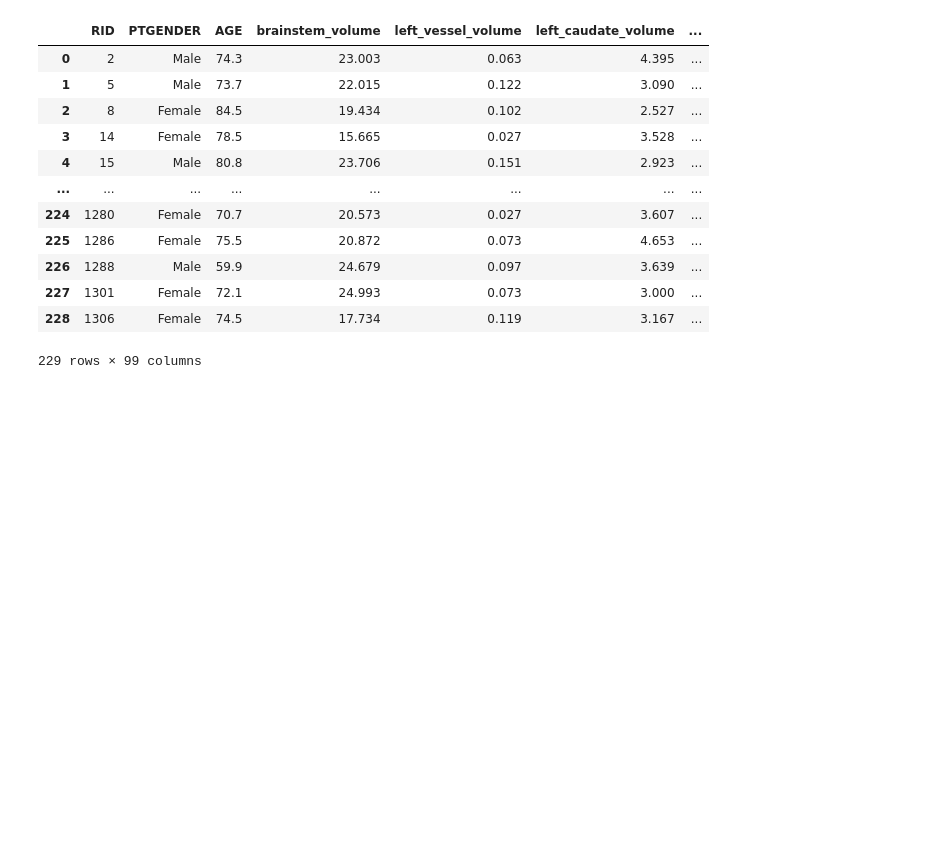
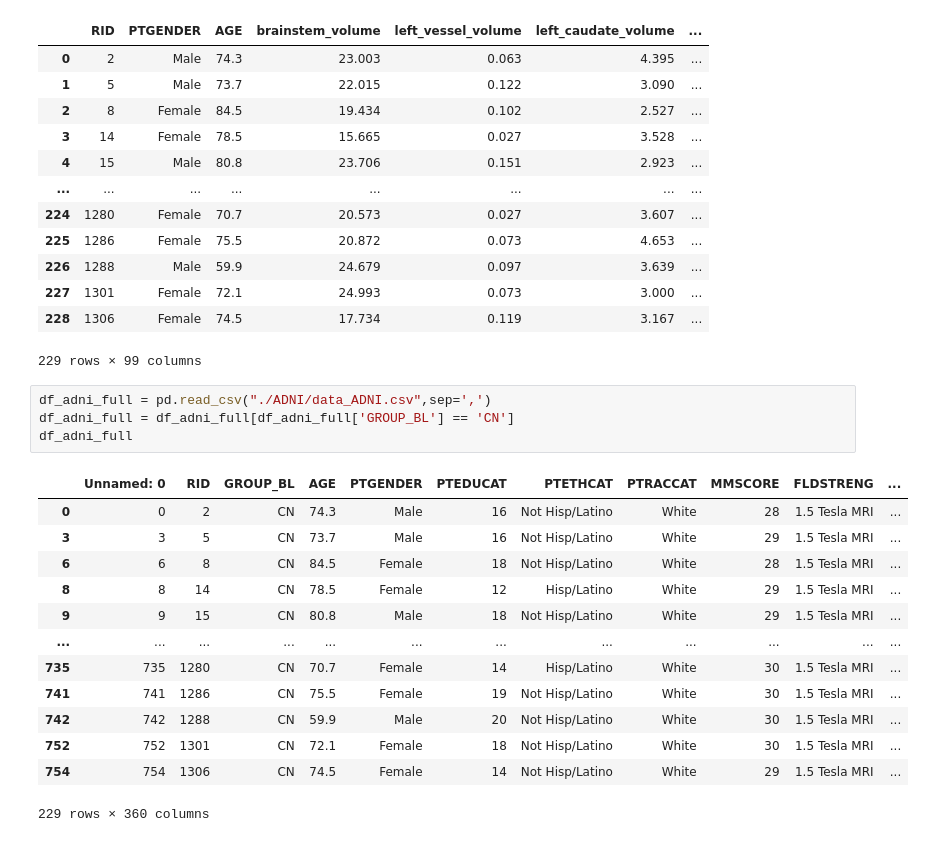
Before and after one commit to Palmitas/proyect-rec-patrones, a Jupyter notebook: cod-proyecto-analisis-pareado.ipynb, the cells around one changed output. Drawn from its saved outputs; the diff is of its cells as text; blank space fills up the shorter version.

```diff
--- a/cod-proyecto-analisis-pareado.ipynb
+++ b/cod-proyecto-analisis-pareado.ipynb
@@ -125,3 +118,21 @@ df_adni_gm_volumen_final
 | 227 | 1301 | Female | 72.1 | 24.993 | 0.073 | 3.000 | ... |
 | 228 | 1306 | Female | 74.5 | 17.734 | 0.119 | 3.167 | ... |
 229 rows × 99 columns
+# %%
+df_adni_full = pd.read_csv("./ADNI/data_ADNI.csv",sep=',')
+df_adni_full = df_adni_full[df_adni_full['GROUP_BL'] == 'CN']
+df_adni_full
+# %% [output]
+|  | Unnamed: 0 | RID | GROUP_BL | AGE | PTGENDER | PTEDUCAT | PTETHCAT | PTRACCAT | MMSCORE | FLDSTRENG | ... |
+| 0 | 0 | 2 | CN | 74.3 | Male | 16 | Not Hisp/Latino | White | 28 | 1.5 Tesla MRI | ... |
+| 3 | 3 | 5 | CN | 73.7 | Male | 16 | Not Hisp/Latino | White | 29 | 1.5 Tesla MRI | ... |
+| 6 | 6 | 8 | CN | 84.5 | Female | 18 | Not Hisp/Latino | White | 28 | 1.5 Tesla MRI | ... |
+| 8 | 8 | 14 | CN | 78.5 | Female | 12 | Hisp/Latino | White | 29 | 1.5 Tesla MRI | ... |
+| 9 | 9 | 15 | CN | 80.8 | Male | 18 | Not Hisp/Latino | White | 29 | 1.5 Tesla MRI | ... |
+| ... | ... | ... | ... | ... | ... | ... | ... | ... | ... | ... | ... |
+| 735 | 735 | 1280 | CN | 70.7 | Female | 14 | Hisp/Latino | White | 30 | 1.5 Tesla MRI | ... |
+| 741 | 741 | 1286 | CN | 75.5 | Female | 19 | Not Hisp/Latino | White | 30 | 1.5 Tesla MRI | ... |
+| 742 | 742 | 1288 | CN | 59.9 | Male | 20 | Not Hisp/Latino | White | 30 | 1.5 Tesla MRI | ... |
+| 752 | 752 | 1301 | CN | 72.1 | Female | 18 | Not Hisp/Latino | White | 30 | 1.5 Tesla MRI | ... |
+| 754 | 754 | 1306 | CN | 74.5 | Female | 14 | Not Hisp/Latino | White | 29 | 1.5 Tesla MRI | ... |
+229 rows × 360 columns
```
Also changed, not shown: parts of 12 cells of this notebook.
